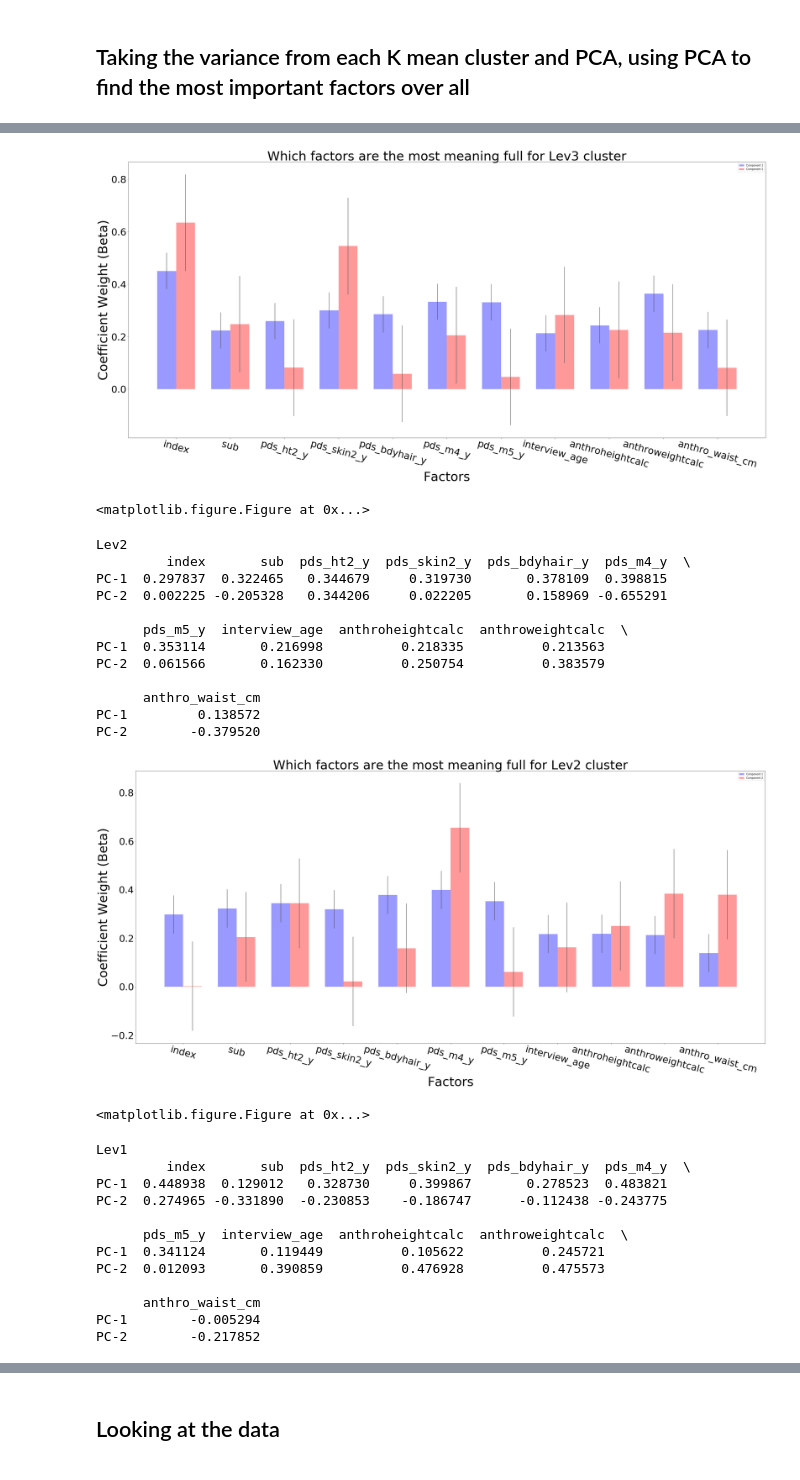
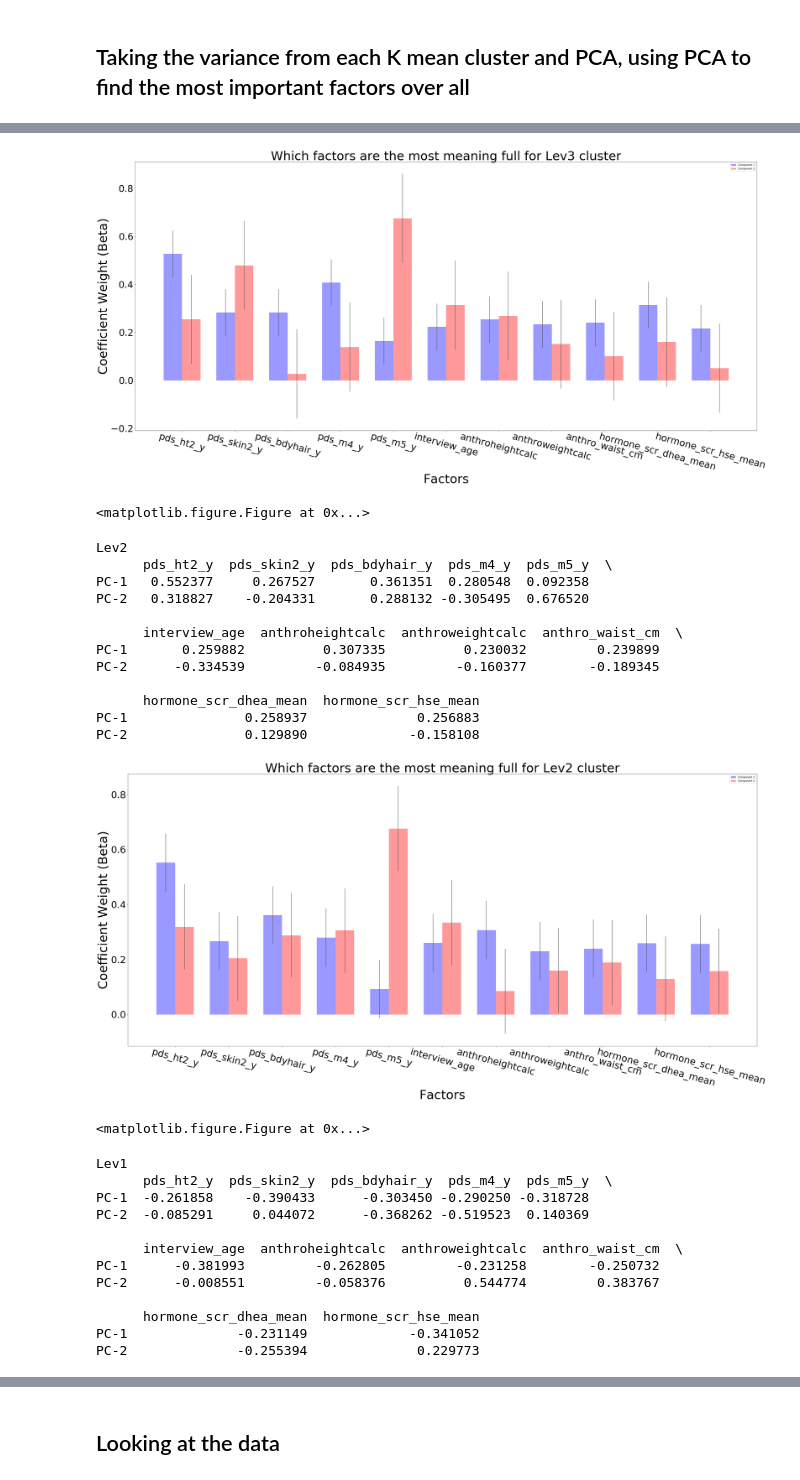
Before and after one commit to grace-shearrer/ABCD, a Jupyter notebook: ohBoy_Kmeans.ipynb, the cells around one changed output, grey strips where cells are left out. Drawn from its saved outputs; the diff is of its cells as text; code cells hidden in the pictures.

```diff
--- a/ohBoy_Kmeans.ipynb
+++ b/ohBoy_Kmeans.ipynb
@@ -424,7 +416,7 @@ def main(i):
     kmeans = []
     for x in range(0,i):
         print(x)
-        Q = random_selct(trans,i)
+        Q = random_selct(trans)
         Clusters.append(Q[0])
         Cluster_space.append(Q[1])
         Centroids.append(Q[2])
@@ -451,9 +443,7 @@ def main(i):
     All_clust_space = np.vstack(Cluster_space)
 
     All_labels = np.hstack(Targets)
-#     All_dicts = np.hstack(all_dicts)
-    All_dicts = all_dicts
-    print(All_dicts)
+    All_dicts = np.vstack(all_dicts)
     All_comp = np.vstack(Comp)
     All_var_ratio = Var_ratio
     All_data = np.vstack(Comb_data)
@@ -510,6 +478,6 @@ if __name__ == "__main__":
 # %%
 variables = ['All_clust' ,'All_clust_space',
-             'All_labels' , 'All_index',
+             'All_labels' , 'All_dat',
              'All_comp', 'All_var_ratio',
              'All_data', 'names',
              'All_lev1Ratio', 'All_lev2Ratio',
@@ -656,6 +642,18 @@ df
 # %% [markdown]
 ## Taking the variance from each K mean cluster and PCA, using PCA to find the most important factors over all
 # %%
+names=['pds_ht2_y',
+'pds_skin2_y',
+'pds_bdyhair_y',
+'pds_m4_y',
+'pds_m5_y',
+'interview_age',
+'anthroheightcalc',
+'anthroweightcalc',
+'anthro_waist_cm',
+'hormone_scr_dhea_mean',
+'hormone_scr_hse_mean']
+
 All_Ratios = {'Lev1': All_lev1Ratio, 'Lev2': All_lev2Ratio, 'Lev3':All_lev3Ratio}
 Coefs = {}
 index = np.arange(11)
@@ -720,28 +718,28 @@ PC-2        -0.081375
-[figure, old version]
+[figure, new version]
 <matplotlib.figure.Figure at 0x...>
 Lev2
-         index       sub  pds_ht2_y  pds_skin2_y  pds_bdyhair_y  pds_m4_y  \
-PC-1  0.297837  0.322465   0.344679     0.319730       0.378109  0.398815
-PC-2  0.002225 -0.205328   0.344206     0.022205       0.158969 -0.655291
+      pds_ht2_y  pds_skin2_y  pds_bdyhair_y  pds_m4_y  pds_m5_y  \
+PC-1   0.552377     0.267527       0.361351  0.280548  0.092358
+PC-2   0.318827    -0.204331       0.288132 -0.305495  0.676520
 
-      pds_m5_y  interview_age  anthroheightcalc  anthroweightcalc  \
-PC-1  0.353114       0.216998          0.218335          0.213563
-PC-2  0.061566       0.162330          0.250754          0.383579
+      interview_age  anthroheightcalc  anthroweightcalc  anthro_waist_cm  \
+PC-1       0.259882          0.307335          0.230032         0.239899
+PC-2      -0.334539         -0.084935         -0.160377        -0.189345
 
-      anthro_waist_cm
-PC-1         0.138572
-PC-2        -0.379520
+      hormone_scr_dhea_mean  hormone_scr_hse_mean
+PC-1               0.258937              0.256883
+PC-2               0.129890             -0.158108
-[figure, old version]
+[figure, new version]
 <matplotlib.figure.Figure at 0x...>
 Lev1
-         index       sub  pds_ht2_y  pds_skin2_y  pds_bdyhair_y  pds_m4_y  \
-PC-1  0.448938  0.129012   0.328730     0.399867       0.278523  0.483821
-PC-2  0.274965 -0.331890  -0.230853    -0.186747      -0.112438 -0.243775
+      pds_ht2_y  pds_skin2_y  pds_bdyhair_y  pds_m4_y  pds_m5_y  \
+PC-1  -0.261858    -0.390433      -0.303450 -0.290250 -0.318728
+PC-2  -0.085291     0.044072      -0.368262 -0.519523  0.140369
 
-      pds_m5_y  interview_age  anthroheightcalc  anthroweightcalc  \
-PC-1  0.341124       0.119449          0.105622          0.245721
-PC-2  0.012093       0.390859          0.476928          0.475573
+      interview_age  anthroheightcalc  anthroweightcalc  anthro_waist_cm  \
+PC-1      -0.381993         -0.262805         -0.231258        -0.250732
+PC-2      -0.008551         -0.058376          0.544774         0.383767
 
-      anthro_waist_cm
-PC-1        -0.005294
-PC-2        -0.217852
+      hormone_scr_dhea_mean  hormone_scr_hse_mean
+PC-1              -0.231149             -0.341052
+PC-2              -0.255394              0.229773
```
Also changed, not shown: parts of 16 cells of this notebook.
